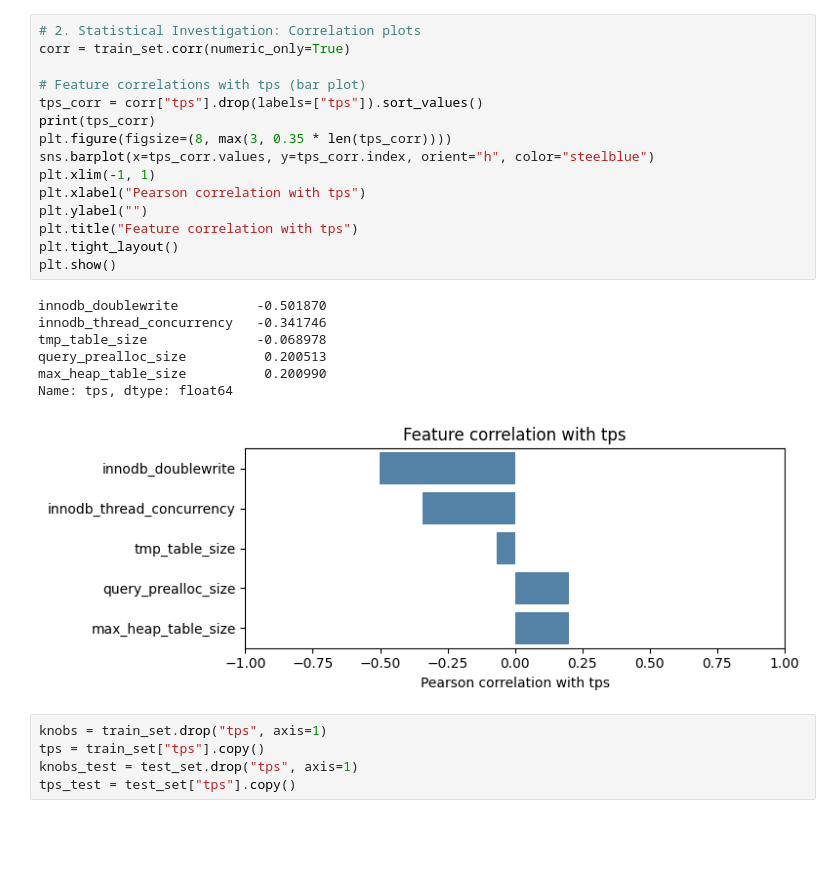
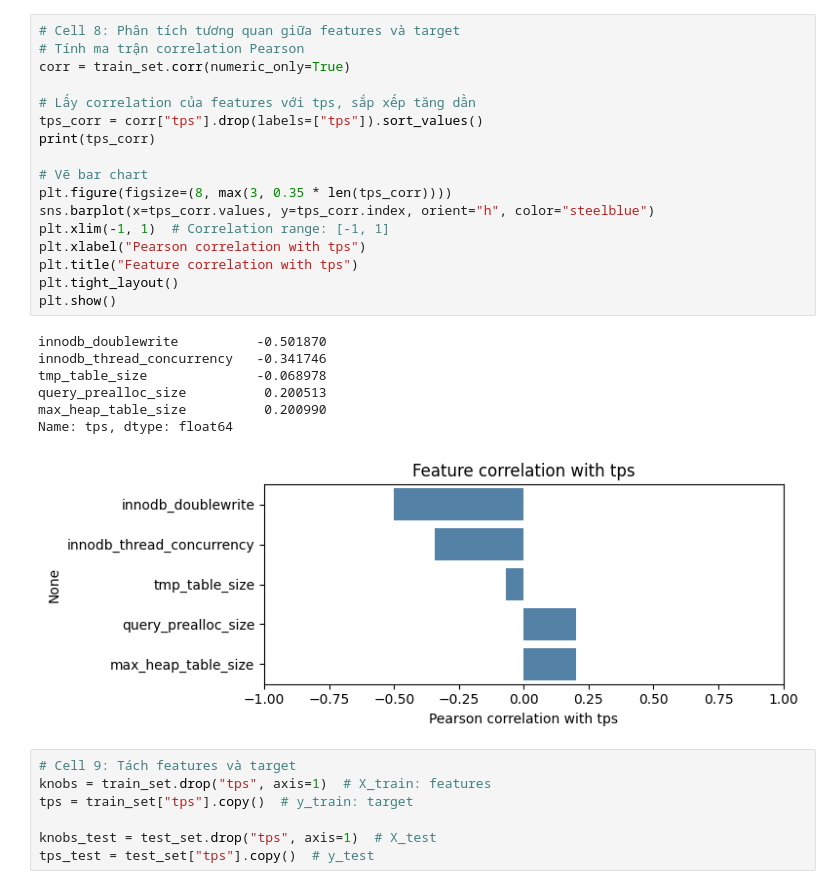
Before and after one commit to LoudlyDawn2108/Project-Machine-Learning, a Jupyter notebook: BTL.ipynb, the cells around one changed output. Drawn from its saved outputs; the diff is of its cells as text; blank space fills up the shorter version.

```diff
--- a/BTL.ipynb
+++ b/BTL.ipynb
@@ -92,30 +103,34 @@ from sklearn.model_selection import train_test_split
 train_set, test_set = train_test_split(configs, test_size=0.2, random_state=42)
 # %%
-# 2. Statistical Investigation: Correlation plots
+# Cell 8: Phân tích tương quan giữa features và target
+# Tính ma trận correlation Pearson
 corr = train_set.corr(numeric_only=True)
 
-# Feature correlations with tps (bar plot)
+# Lấy correlation của features với tps, sắp xếp tăng dần
 tps_corr = corr["tps"].drop(labels=["tps"]).sort_values()
 print(tps_corr)
+
+# Vẽ bar chart
 plt.figure(figsize=(8, max(3, 0.35 * len(tps_corr))))
 sns.barplot(x=tps_corr.values, y=tps_corr.index, orient="h", color="steelblue")
-plt.xlim(-1, 1)
+plt.xlim(-1, 1)  # Correlation range: [-1, 1]
 plt.xlabel("Pearson correlation with tps")
-plt.ylabel("")
 plt.title("Feature correlation with tps")
 plt.tight_layout()
 plt.show()
 # %% [output]
 innodb_doublewrite          -0.501870
 innodb_thread_concurrency   -0.341746
 tmp_table_size              -0.068978
 query_prealloc_size          0.200513
 max_heap_table_size          0.200990
 Name: tps, dtype: float64
-[figure, old version]
+[figure, new version]
 # %%
-knobs = train_set.drop("tps", axis=1)
-tps = train_set["tps"].copy()
-knobs_test = test_set.drop("tps", axis=1)
-tps_test = test_set["tps"].copy()
+# Cell 9: Tách features và target
+knobs = train_set.drop("tps", axis=1)  # X_train: features
+tps = train_set["tps"].copy()  # y_train: target
+
+knobs_test = test_set.drop("tps", axis=1)  # X_test
+tps_test = test_set["tps"].copy()  # y_test
 # %%
```
Also changed, not shown: parts of 17 cells of this notebook, 3 other files.
